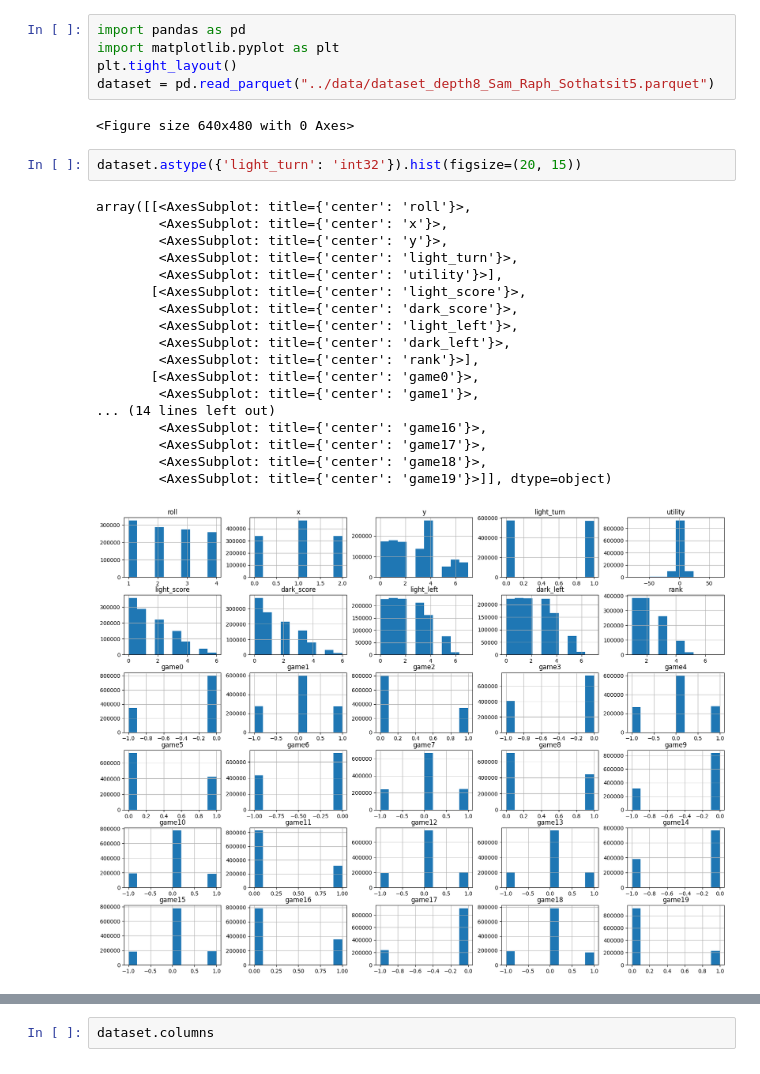
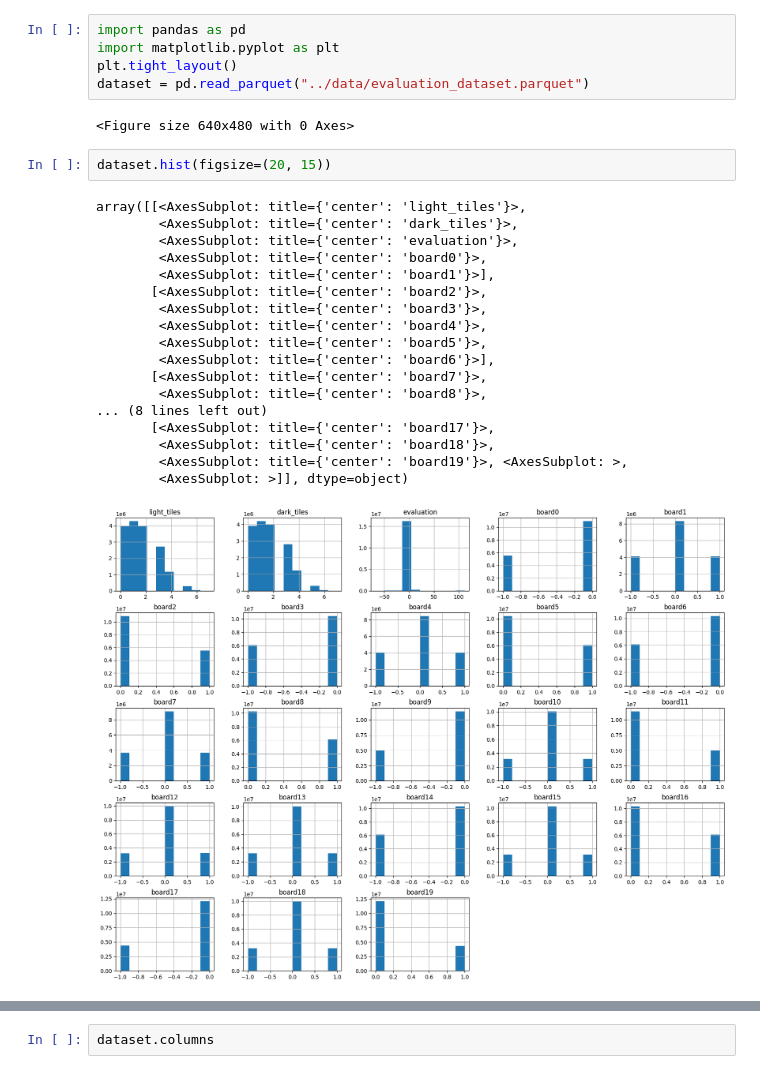
Before and after one commit to qwertyuu/python-ur-machine-learning, a Jupyter notebook: notebooks/dataset_viz.ipynb, the cells around one changed output, grey strips where cells are left out. Cells and saved outputs as stored; diff of their text form.

```diff
--- a/notebooks/dataset_viz.ipynb
+++ b/notebooks/dataset_viz.ipynb
@@ -2,29 +2,29 @@
 import pandas as pd
 import matplotlib.pyplot as plt
 plt.tight_layout()
-dataset = pd.read_parquet("../data/dataset_depth8_Sam_Raph_Sothatsit5.parquet")
+dataset = pd.read_parquet("../data/evaluation_dataset.parquet")
 # %% [output]
 <Figure size 640x480 with 0 Axes>
 # %%
-dataset.astype({'light_turn': 'int32'}).hist(figsize=(20, 15))
+dataset.hist(figsize=(20, 15))
 # %% [output]
-array([[<AxesSubplot: title={'center': 'roll'}>,
-        <AxesSubplot: title={'center': 'x'}>,
-        <AxesSubplot: title={'center': 'y'}>,
-        <AxesSubplot: title={'center': 'light_turn'}>,
-        <AxesSubplot: title={'center': 'utility'}>],
-       [<AxesSubplot: title={'center': 'light_score'}>,
-        <AxesSubplot: title={'center': 'dark_score'}>,
-        <AxesSubplot: title={'center': 'light_left'}>,
-        <AxesSubplot: title={'center': 'dark_left'}>,
-        <AxesSubplot: title={'center': 'rank'}>],
-       [<AxesSubplot: title={'center': 'game0'}>,
-        <AxesSubplot: title={'center': 'game1'}>,
-... (14 lines left out)
-        <AxesSubplot: title={'center': 'game16'}>,
-        <AxesSubplot: title={'center': 'game17'}>,
-        <AxesSubplot: title={'center': 'game18'}>,
-        <AxesSubplot: title={'center': 'game19'}>]], dtype=object)
+array([[<AxesSubplot: title={'center': 'light_tiles'}>,
+        <AxesSubplot: title={'center': 'dark_tiles'}>,
+        <AxesSubplot: title={'center': 'evaluation'}>,
+        <AxesSubplot: title={'center': 'board0'}>,
+        <AxesSubplot: title={'center': 'board1'}>],
+       [<AxesSubplot: title={'center': 'board2'}>,
+        <AxesSubplot: title={'center': 'board3'}>,
+        <AxesSubplot: title={'center': 'board4'}>,
+        <AxesSubplot: title={'center': 'board5'}>,
+        <AxesSubplot: title={'center': 'board6'}>],
+       [<AxesSubplot: title={'center': 'board7'}>,
+        <AxesSubplot: title={'center': 'board8'}>,
+... (8 lines left out)
+       [<AxesSubplot: title={'center': 'board17'}>,
+        <AxesSubplot: title={'center': 'board18'}>,
+        <AxesSubplot: title={'center': 'board19'}>, <AxesSubplot: >,
+        <AxesSubplot: >]], dtype=object)
-[figure, old version]
+[figure, new version]
 # %%
 pd.set_option('display.max_columns', None)
```
Also changed, not shown: parts of 4 cells of this notebook, 3 other files.
